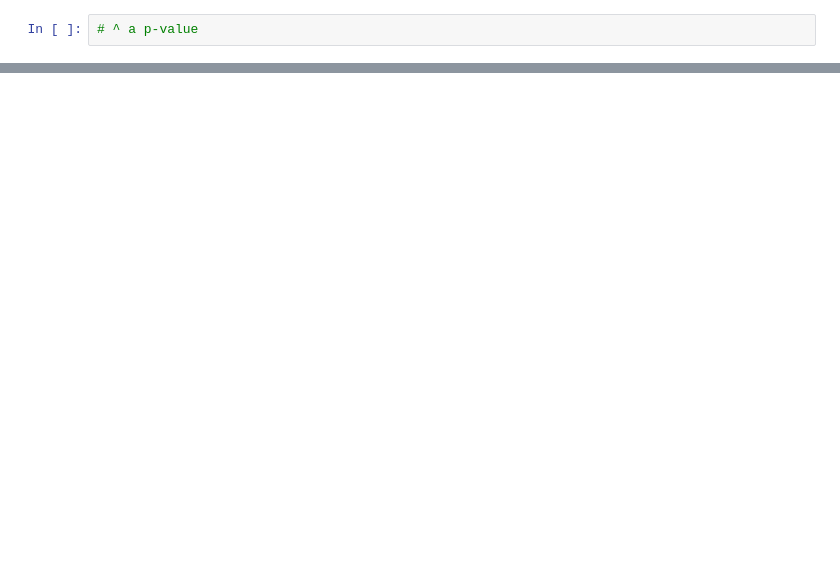
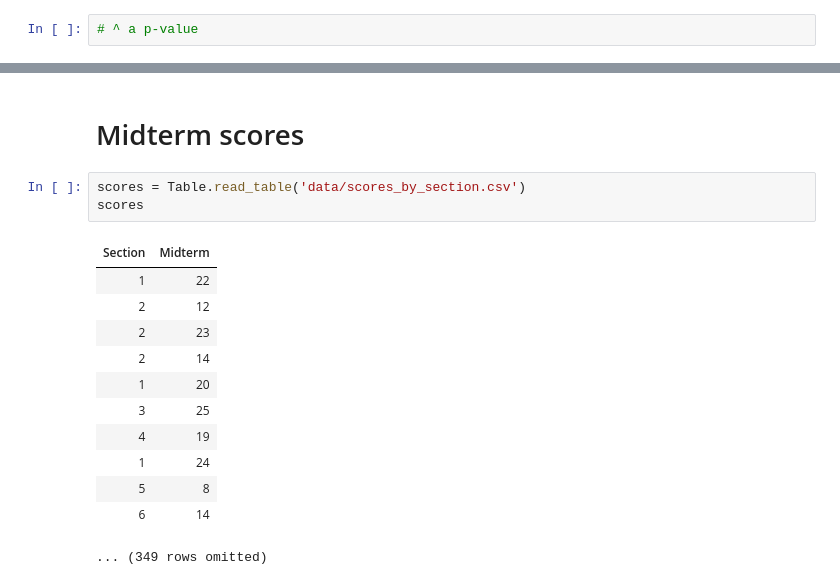
Before and after one commit to lawtonsclass/f24-code-from-class, a Jupyter notebook: data8-practice/ch11.ipynb, the cells around one changed output, grey strips where cells are left out. Drawn from its saved outputs; the diff is of its cells as text; blank space fills up the shorter version.

```diff
--- a/data8-practice/ch11.ipynb
+++ b/data8-practice/ch11.ipynb
@@ -212,0 +217,18 @@ np.count_nonzero(distances >= different_observed_statistic) / repetitions
+# %% [markdown]
+# Midterm scores
+# %%
+scores = Table.read_table('data/scores_by_section.csv')
+scores
+# %% [output]
+| Section | Midterm |
+| 1 | 22 |
+| 2 | 12 |
+| 2 | 23 |
+| 2 | 14 |
+| 1 | 20 |
+| 3 | 25 |
+| 4 | 19 |
+| 1 | 24 |
+| 5 | 8 |
+| 6 | 14 |
+... (349 rows omitted)
```
Also changed, not shown: parts of 29 cells of this notebook, 6 other files.
